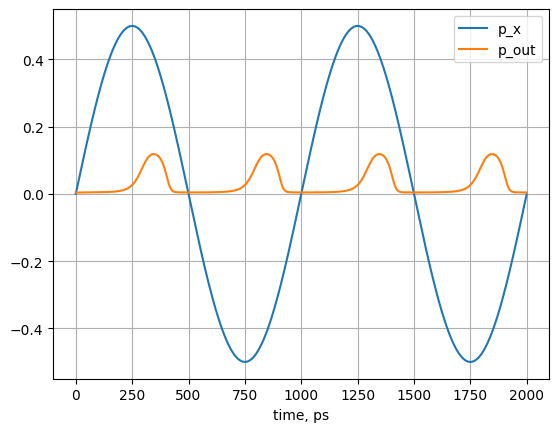
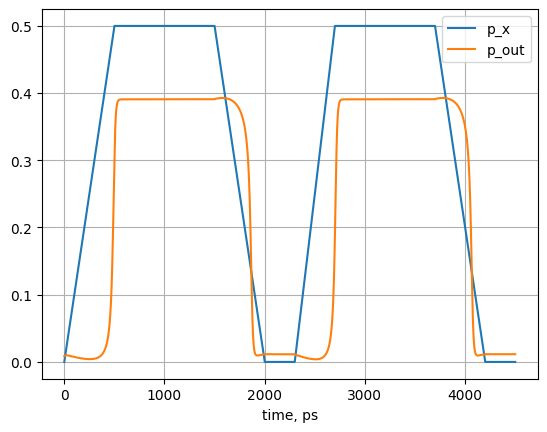
The change to this notebook cell's code, shown as a diff; its figure went from the first image to the second:
--- before
+++ after
@@ -5,4 +5,6 @@
 plt.legend()
 plt.grid()
+plt.xticks()
+plt.yticks()
 plt.show()
 plt.plot(time, p_B01 / (2*math.pi))

Commit: Add files via upload